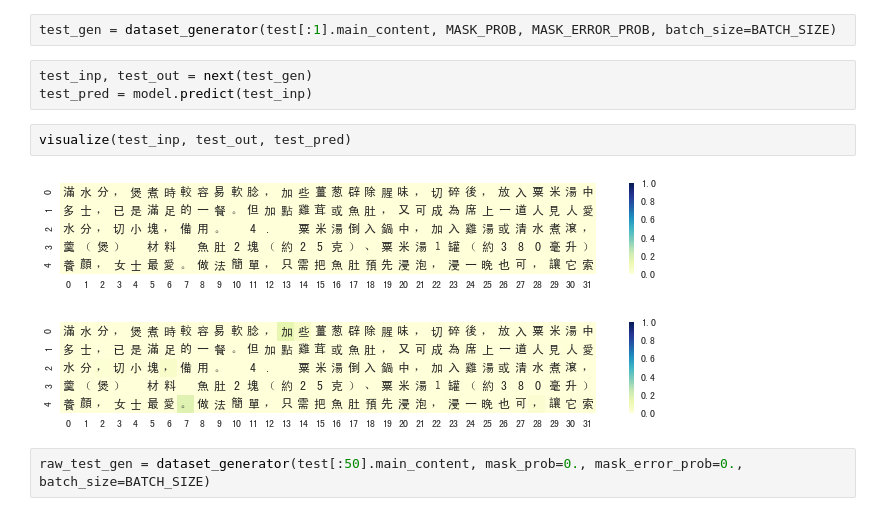
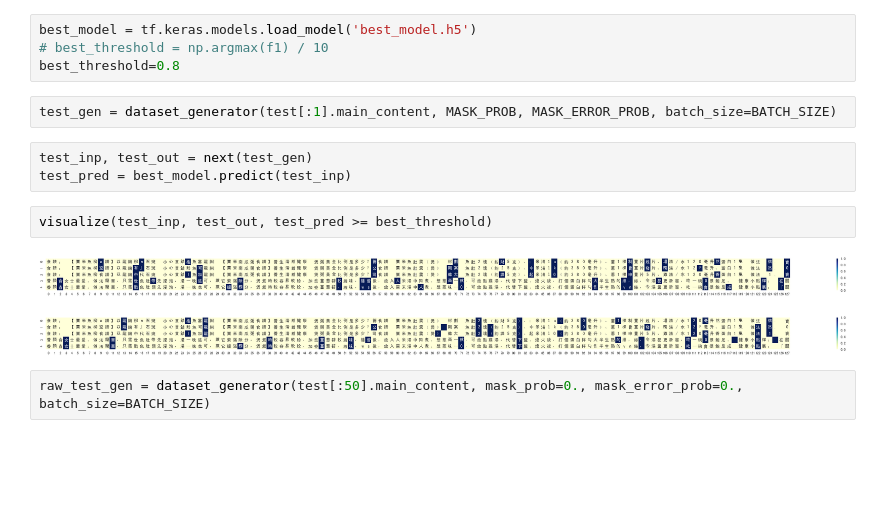
Before and after one commit to chwonghk01/typo-detection, a Jupyter notebook: rnn_typo_detection.ipynb, the cells around one changed output. Saved outputs shown, nothing was run; the diff lists cells and outputs as text; blank space fills up the shorter version.

```diff
--- a/rnn_typo_detection.ipynb
+++ b/rnn_typo_detection.ipynb
@@ -489,16 +517,20 @@ builder.add_meta_graph_and_variables(
             signature
     })
 builder.save()
+# %%
+best_model = tf.keras.models.load_model('best_model.h5')
+# best_threshold = np.argmax(f1) / 10
+best_threshold=0.8
 # %%
 test_gen = dataset_generator(test[:1].main_content, MASK_PROB, MASK_ERROR_PROB, batch_size=BATCH_SIZE)
 # %%
 test_inp, test_out = next(test_gen)
-test_pred = model.predict(test_inp)
+test_pred = best_model.predict(test_inp)
 # %%
-visualize(test_inp, test_out, test_pred)
+visualize(test_inp, test_out, test_pred >= best_threshold)
 # %% [output]
-[figure, old version]
+[figure, new version]
-[figure, old version]
+[figure, new version]
 # %%
 raw_test_gen = dataset_generator(test[:50].main_content, mask_prob=0., mask_error_prob=0., batch_size=BATCH_SIZE)
 # %%
```
Also changed, not shown: parts of 20 cells of this notebook.
